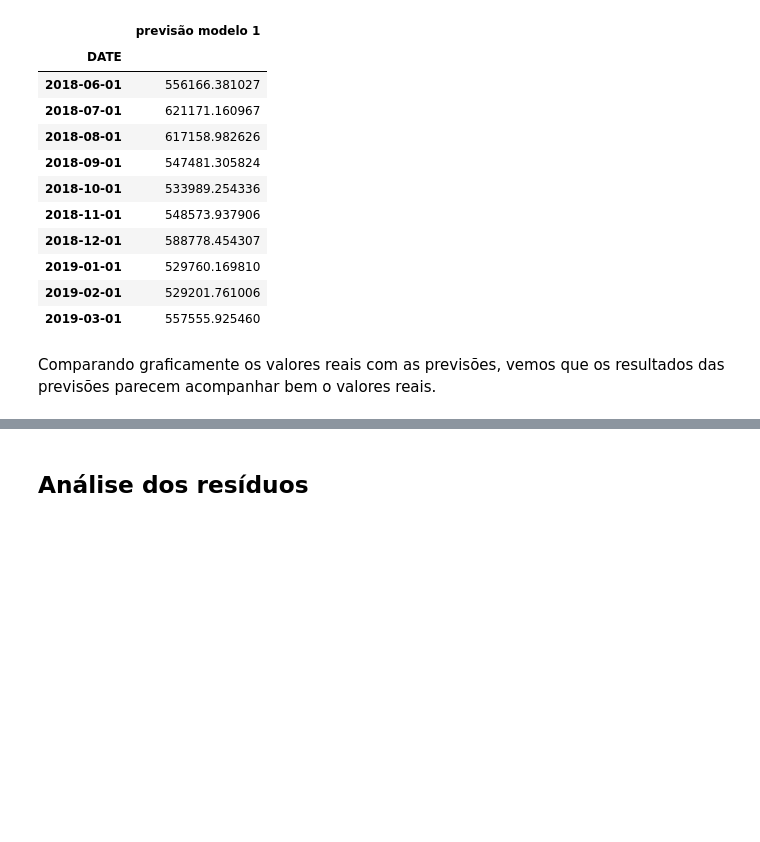
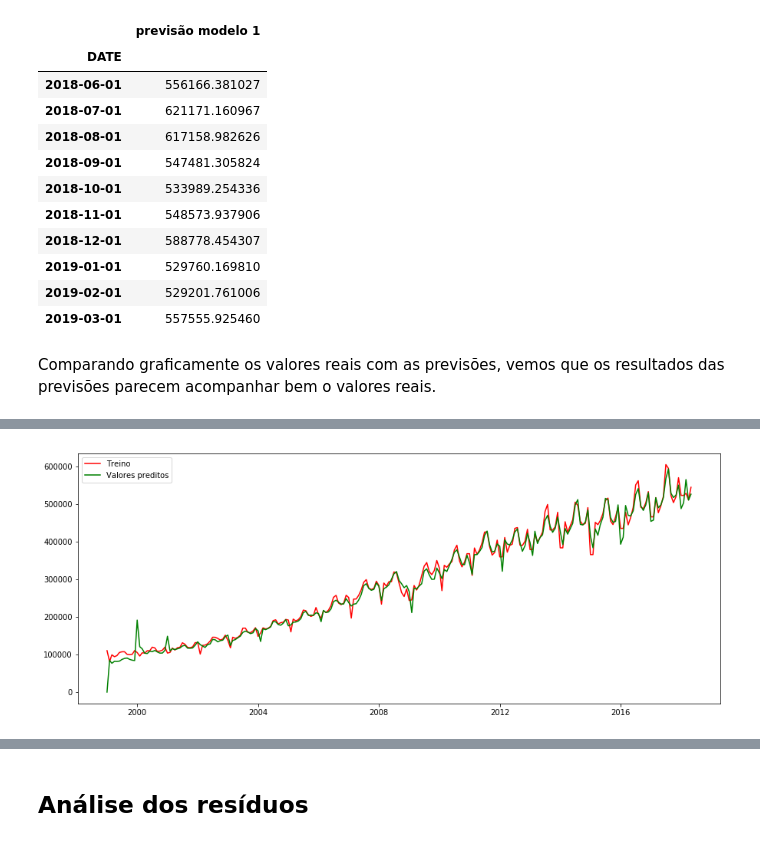
Before and after one commit to IvanildoBatista/Series-Temporais, a Jupyter notebook: AutoARIMA/AutoARIMA para previsão de produção de energia elétrica.ipynb, the cells around one changed output, grey strips where cells are left out. Drawn from its saved outputs; the diff is of its cells as text; code cells hidden in the pictures; blank space fills up the shorter version.

```diff
--- a/AutoARIMA/AutoARIMA para previsão de produção de energia elétrica.ipynb
+++ b/AutoARIMA/AutoARIMA para previsão de produção de energia elétrica.ipynb
@@ -314,0 +321,9 @@ Podemos ver que o modelo com melhor desempenho foi o modelo 1.
+# %%
+modelo = SARIMAX(treino, order=(1, 0, 1), seasonal_order=(0, 1, 1, 12)).fit(disp=0)
+
+predito = modelo.predict(typ='levels')
+plt.plot(treino, color='red')
+plt.plot(predito,color='green')
+plt.legend(['Treino','Valores preditos']);
+# %% [output]
+[figure, added]
```
Also changed, not shown: parts of 24 cells of this notebook.
